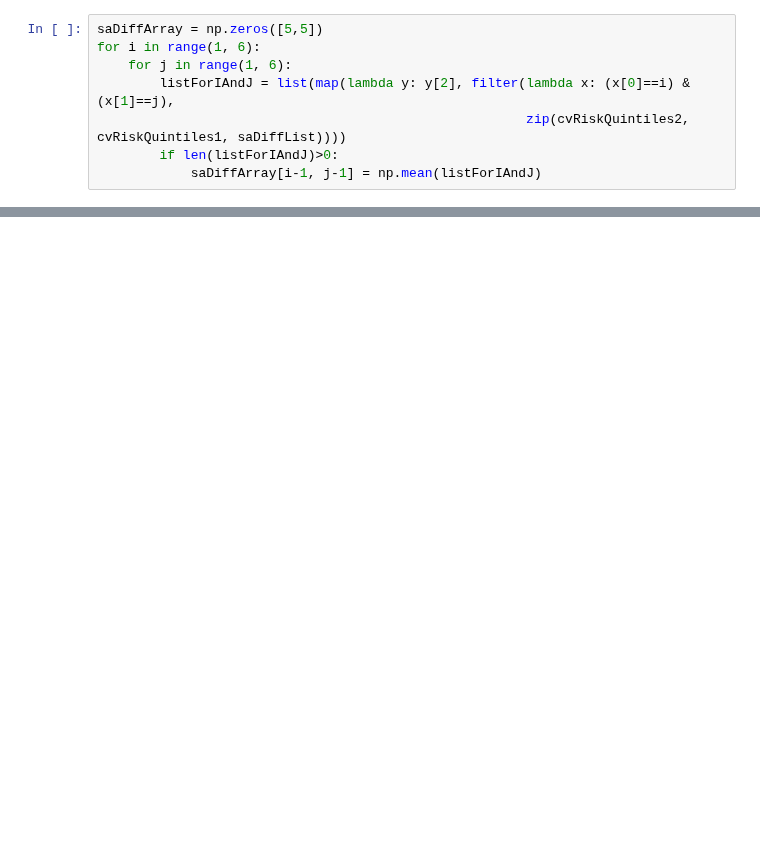
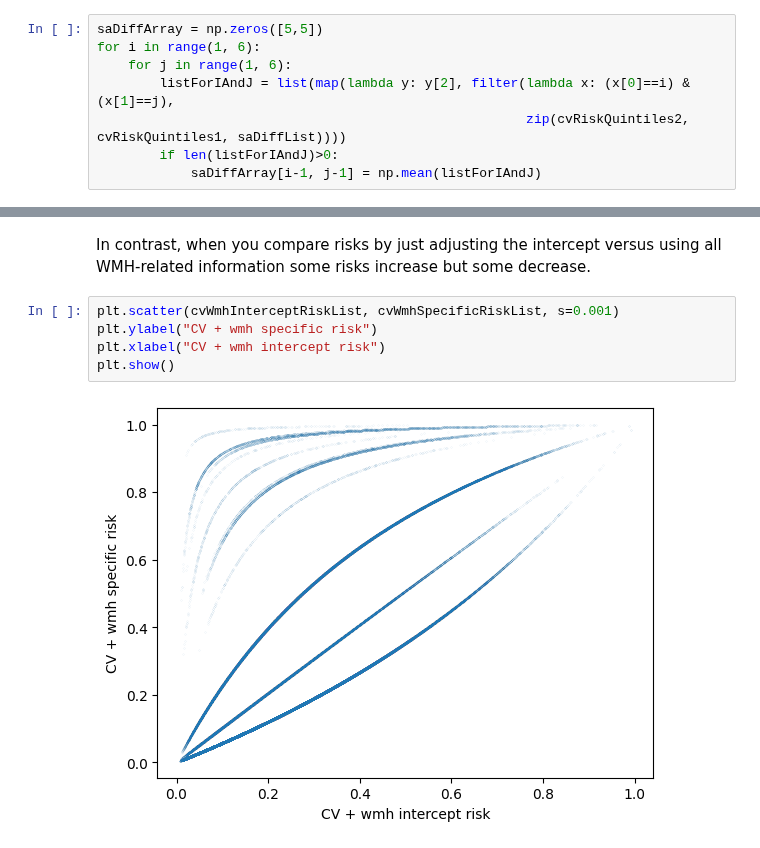
Before and after one commit to deligkaris/microsimNotebooks, a Jupyter notebook: kaiserTrialInitialForISCMeeting.ipynb, the cells around one changed output, grey strips where cells are left out. Cells and saved outputs as stored; diff of their text form; blank space fills up the shorter version.

```diff
--- a/kaiserTrialInitialForISCMeeting.ipynb
+++ b/kaiserTrialInitialForISCMeeting.ipynb
@@ -404,0 +525,9 @@ pd.DataFrame(saDiffArray)
+# %% [markdown]
+In contrast, when you compare risks by just adjusting the intercept versus using all WMH-related information some risks increase but some decrease.
+# %%
+plt.scatter(cvWmhInterceptRiskList, cvWmhSpecificRiskList, s=0.001)
+plt.ylabel("CV + wmh specific risk")
+plt.xlabel("CV + wmh intercept risk")
+plt.show()
+# %% [output]
+[figure, added]
```
Also changed, not shown: parts of 26 cells of this notebook.
